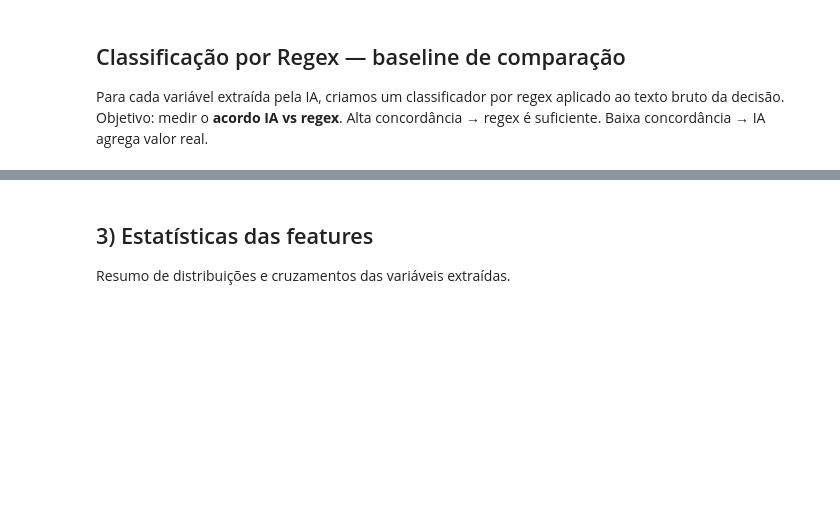
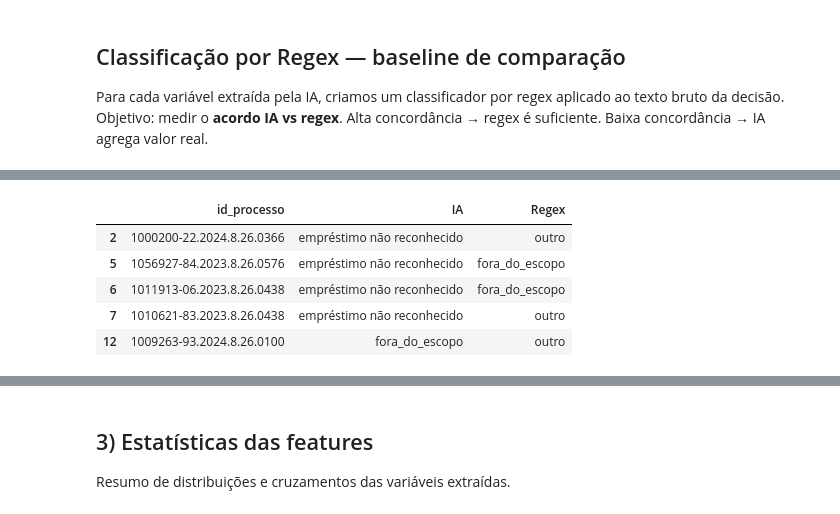
Before and after one commit to gab-correia/clinicas26, a Jupyter notebook: main.ipynb, the cells around one changed output, grey strips where cells are left out. Drawn from its saved outputs; the diff is of its cells as text; code cells hidden in the pictures; blank space fills up the shorter version.

```diff
--- a/main.ipynb
+++ b/main.ipynb
@@ -55,7 +68,7 @@ Preparação da amostra para análise com IA
 100 casos aleatórios (reproduzíveis via `random_state=42`).
 # %%
 df_curto = df.copy()
-df_curto = df_curto.sample(n=100, random_state=42).reset_index(drop=True)
+df_curto = df_curto.sample(n=1000, random_state=42).reset_index(drop=True)
 # %%
 df_curto.shape
 # %% [output]
@@ -303,7 +361,0 @@ Colunas finais (21): ['cd_processo', 'id_processo', 'classe', 'assunto', 'magist
-# %%
-# Exportar para Excel
-arquivo_saida = "curto_ia.xlsx"
-df_curto.to_excel(arquivo_saida, index=False, sheet_name="Processos")
-
-print(f"Arquivo exportado com sucesso: {arquivo_saida}")
-print(f"Total de linhas: {len(df_curto)}")
@@ -599,0 +711,73 @@ df[["magistrado", coluna_flag, "decisao"]].head(10)
+# %%
+## Comparação IA vs Regex
+
+# Campos comparáveis (exclui valores numéricos — têm métrica própria)
+campos_categoricos = [
+    "tipo_documento",
+    "justica_gratuita",
+    "rito_processual",
+    "tipo_acao",
+    "contato_previo_banco",
+    "canal_contato",
+    "mencao_reclame_aqui",
+    "boletim_de_ocorrencia",
+    "resultado_julgamento",
+    "culpa_atribuida",
+    "repetição_indébito",
+]
+
+# Exclui linhas com ERRO na IA e fora do escopo
+mask_validos = (
+    ~df_curto["resultado_julgamento_ia"].astype(str).str.startswith("ERRO") &
+    (df_curto["fora_do_escopo_ia"] == False)
+)
+sub = df_curto[mask_validos].copy()
+
+print(f"Linhas analisadas (sem erro, sem fora do escopo): {len(sub)}\n")
+print(f"{'CAMPO':<30} {'IGUAIS':>7} {'DIFER.':>7} {'ACORDO %':>9}")
+print("-" * 58)
+
+rows = []
+for campo in campos_categoricos:
+    col_ia    = f"{campo}_ia"
+    col_regex = f"{campo}_regex"
+    if col_ia not in sub.columns or col_regex not in sub.columns:
+        continue
+
+    ia    = sub[col_ia].astype(str).str.strip().str.lower()
+    regex = sub[col_regex].astype(str).str.strip().str.lower()
+
+    iguais = (ia == regex).sum()
+    total  = len(sub)
+    acordo = iguais / total * 100
+
+    print(f"{campo:<30} {iguais:>7} {total - iguais:>7} {acordo:>8.1f}%")
+    rows.append({"campo": campo, "iguais": iguais, "diferentes": total - iguais, "acordo_%": round(acordo, 1)})
+
+df_concordancia = pd.DataFrame(rows).sort_values("acordo_%", ascending=False)
+
+# Comparação de valores numéricos
+print("\n--- Valores numéricos (só linhas com condenação > 0 em ambos) ---")
+for campo_val in ["valor_danos_morais", "valor_danos_materiais"]:
+    col_ia    = f"{campo_val}_ia"
+    col_regex = f"{campo_val}_regex"
+    ambos_pos = sub[(sub[col_ia] > 0) & (sub[col_regex] > 0)]
+    if len(ambos_pos) == 0:
+        print(f"{campo_val}: sem casos com ambos > 0")
+        continue
+    diff_pct = ((ambos_pos[col_ia] - ambos_pos[col_regex]).abs() / ambos_pos[col_ia] * 100)
+    print(f"{campo_val}: n={len(ambos_pos)}, diferença média={diff_pct.mean():.1f}%, mediana={diff_pct.median():.1f}%")
+
+# Inspeção manual das divergências
+print("\n--- Inspeção: campos com menor acordo ---")
+campo_pior = df_concordancia.iloc[-1]["campo"]
+col_ia    = f"{campo_pior}_ia"
+col_regex = f"{campo_pior}_regex"
+divergentes = sub[sub[col_ia].astype(str).str.lower() != sub[col_regex].astype(str).str.lower()]
+print(f"\nCampo '{campo_pior}' — {len(divergentes)} divergências. Amostra de 5:\n")
+display(
+    divergentes[["id_processo", col_ia, col_regex]]
+    .head(5)
+    .rename(columns={col_ia: "IA", col_regex: "Regex"})
+)
+# %% [output]
@@ -599,0 +801,6 @@ df[["magistrado", coluna_flag, "decisao"]].head(10)
+|  | id_processo | IA | Regex |
+| 2 | 1000200-22.2024.8.26.0366 | empréstimo não reconhecido | outro |
+| 5 | 1056927-84.2023.8.26.0576 | empréstimo não reconhecido | fora_do_escopo |
+| 6 | 1011913-06.2023.8.26.0438 | empréstimo não reconhecido | fora_do_escopo |
+| 7 | 1010621-83.2023.8.26.0438 | empréstimo não reconhecido | outro |
+| 12 | 1009263-93.2024.8.26.0100 | fora_do_escopo | outro |
```
Also changed, not shown: parts of 37 cells of this notebook, 3 other files.
